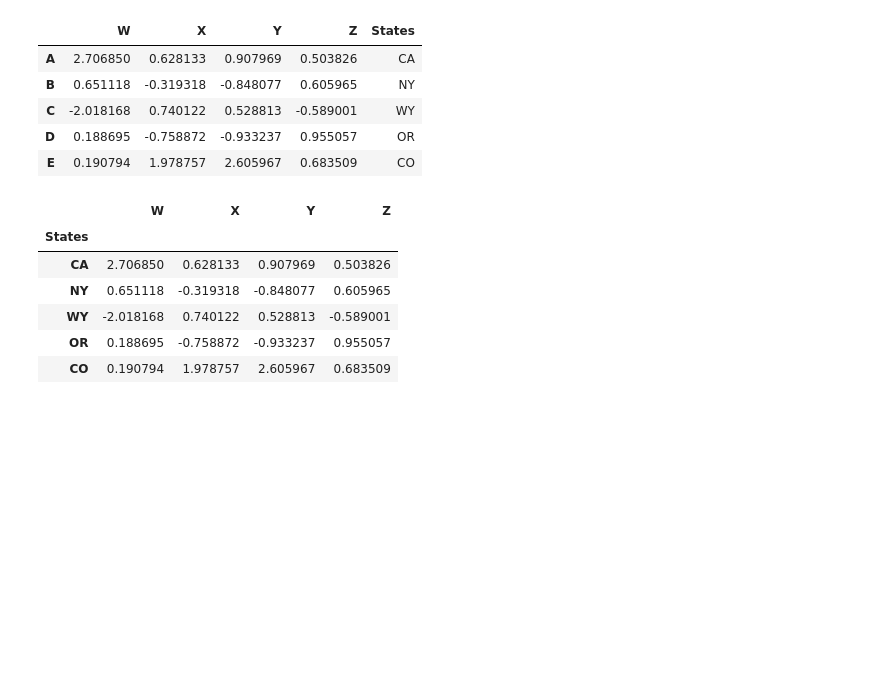
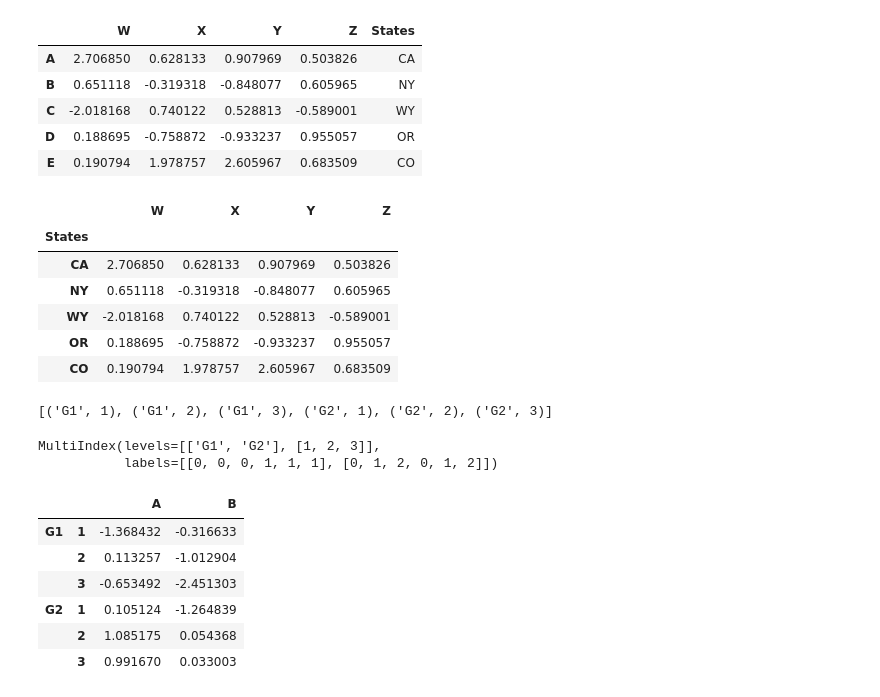
Before and after one commit to andruschak/python, a Jupyter notebook: experimental/Pandas.ipynb, the cells around one changed output. Cells and saved outputs as stored; diff of their text form; code cells hidden in the pictures; blank space fills up the shorter version.

```diff
--- a/experimental/Pandas.ipynb
+++ b/experimental/Pandas.ipynb
@@ -341,0 +351,19 @@ df.set_index('States') # will actually override old index, needs inplace again o
+# %%
+list(zip(outside, inside)) # create a list of tuples from given list variables - maybe should introduce earlier?
+# %% [output]
+[('G1', 1), ('G1', 2), ('G1', 3), ('G2', 1), ('G2', 2), ('G2', 3)]
+# %%
+hier_index # interesting
+# %% [output]
+MultiIndex(levels=[['G1', 'G2'], [1, 2, 3]],
+           labels=[[0, 0, 0, 1, 1, 1], [0, 1, 2, 0, 1, 2]])
+# %%
+pd.DataFrame(randn(6, 2), hier_index, ['A', 'B']) # this makes more sense | notice no column (index) name for C0 or C1
+# %% [output]
+|  |  | A | B |
+| G1 | 1 | -1.368432 | -0.316633 |
+|  | 2 | 0.113257 | -1.012904 |
+|  | 3 | -0.653492 | -2.451303 |
+| G2 | 1 | 0.105124 | -1.264839 |
+|  | 2 | 1.085175 | 0.054368 |
+|  | 3 | 0.991670 | 0.033003 |
```
Also changed, not shown: parts of 12 cells of this notebook.
